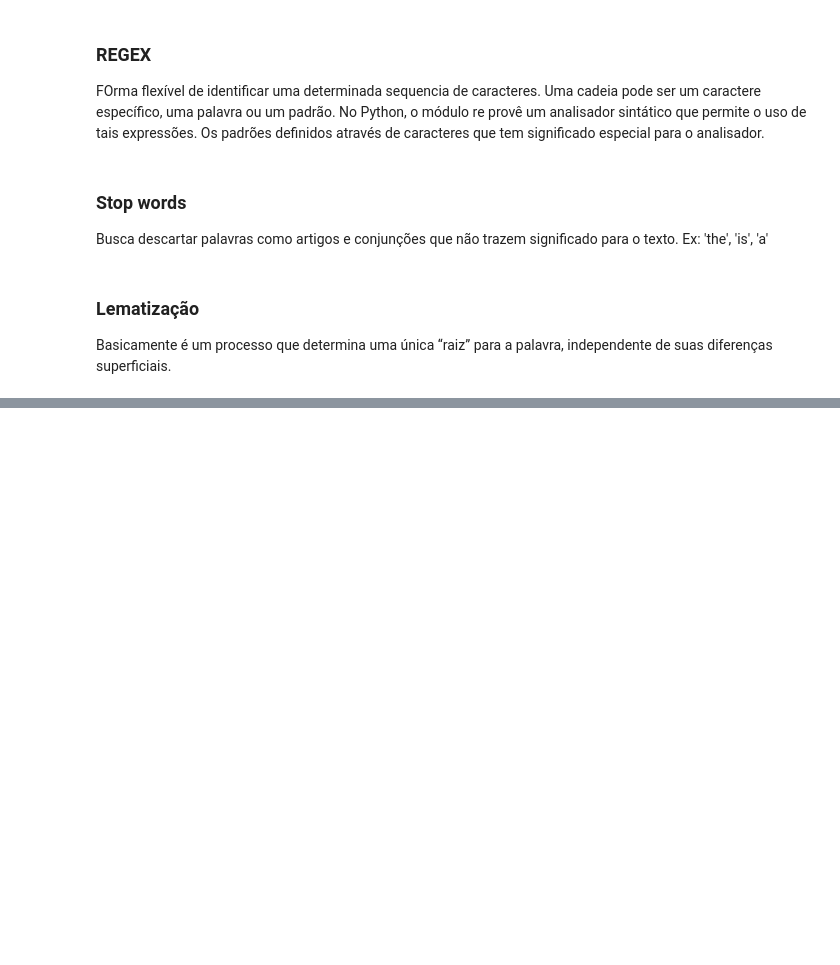
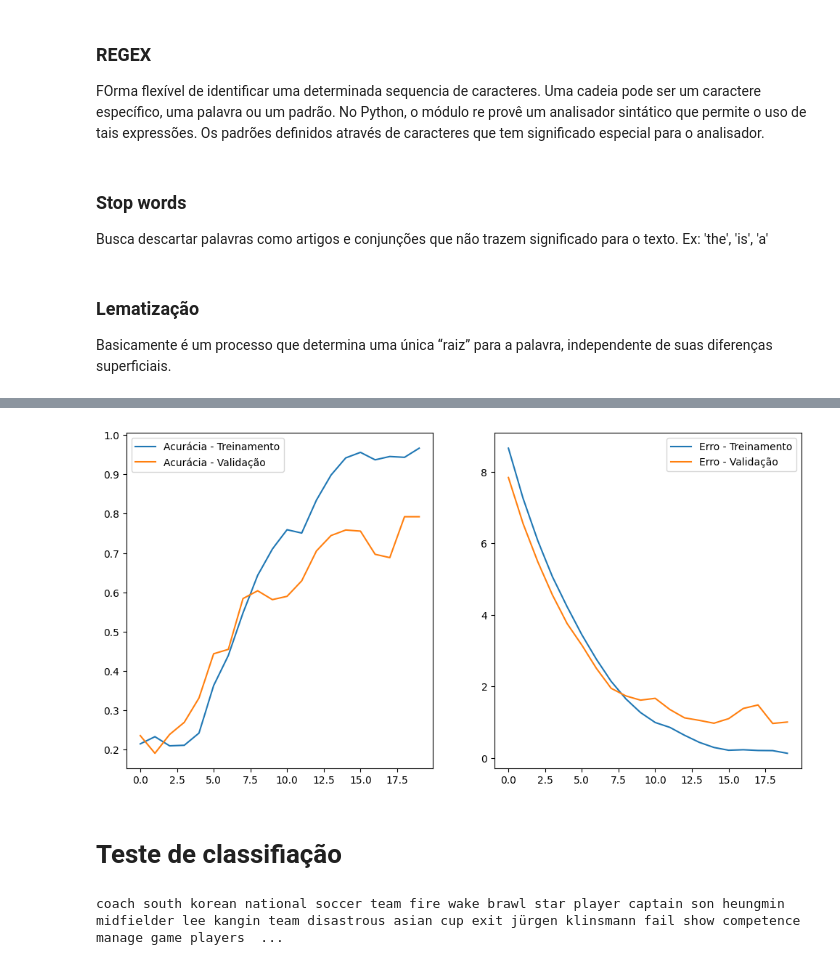
Before and after one commit to jackson-simionato/fase5_pos_tech, a Jupyter notebook: 1_Deep_Reinforncement_Learning/1_4_Redes_Recorrentes/1_4_Redes_Recorrentes.ipynb, the cells around one changed output, grey strips where cells are left out. Saved outputs shown, nothing was run; the diff lists cells and outputs as text; code cells hidden in the pictures; blank space fills up the shorter version.

```diff
--- a/1_Deep_Reinforncement_Learning/1_4_Redes_Recorrentes/1_4_Redes_Recorrentes.ipynb
+++ b/1_Deep_Reinforncement_Learning/1_4_Redes_Recorrentes/1_4_Redes_Recorrentes.ipynb
@@ -152,0 +468,22 @@ aaaqqq  asxaqw qwqwa ab http   adeusss
+# %%
+# Adam = algoritmo de otimização, loss = função de perda a ser minimizada pelo algoritmo, metrics = métrica para monitorar durante o treinamento
+model2.compile(optimizer='adam',
+              loss='categorical_crossentropy',
+              metrics=['accuracy'])
+
+# Config early stopping
+earlystopping = keras.callbacks.EarlyStopping(monitor='accuracy', # Métrica para monitorar early stopping
+                                              patience=3,
+                                              verbose=1, # Mostra mensagens de progresso durante treinamento
+                                              mode='min') # o treinamento é interrompido quando a métrica monitorada para de diminuir, no modo "min"
+
+# Salvando modelo com melhores valores encontrados
+checkpointer = ModelCheckpoint(filepath='bestbalue', monitor='val_loss', verbose=0, save_best_only=True)
+callback_list = [checkpointer, earlystopping]
+
+# Treinando modelo
+history = model2.fit(train_padseq, y_train, batch_size=120, epochs=20, validation_split=0.2)
+
+#Validando modelo
+test_loss, test_acc = model2.evaluate(test_padseq, y_test, verbose=0)
+print('Test loss and accuracy:',test_loss, test_acc)
@@ -152,0 +508,21 @@ aaaqqq  asxaqw qwqwa ab http   adeusss
+# %%
+acc = history.history['accuracy']
+val_acc = history.history['val_accuracy']
+
+loss = history.history['loss']
+val_loss = history.history['val_loss']
+
+epochs_range = range(20)
+
+fig, ax = plt.subplots(ncols=2, nrows=1, figsize=(12,6))
+
+sns.lineplot(x=epochs_range, y=acc, ax=ax[0], label='Acurácia - Treinamento')
+sns.lineplot(x=epochs_range, y=val_acc, ax=ax[0], label='Acurácia - Validação')
+
+sns.lineplot(x=epochs_range, y=loss, ax=ax[1], label='Erro - Treinamento')
+sns.lineplot(x=epochs_range, y=val_loss, ax=ax[1], label='Erro - Validação')
+
+
+plt.show()
+# %% [output]
+[figure, added]
@@ -152,0 +531,9 @@ aaaqqq  asxaqw qwqwa ab http   adeusss
+# %% [markdown]
+# Teste de classifiação
+# %%
+new_text = 'The coach of the South Korean national soccer team has been fired in the wake of a brawl between star player and captain Son Heung-min and midfielder Lee Kang-in before the team’s disastrous Asian Cup exit. “(Jürgen) Klinsmann has failed to show his competence in managing the game, the players, along with the expected attitudes as a South Korean coach,” Chung Mong-gyu, chairman of the Korean Football Association (KFA) said announcing Klinsmann’s ouster on Friday.'
+new_text_norm = limpeza_texto(new_text)
+
+print(new_text_norm)
+# %% [output]
+coach south korean national soccer team fire wake brawl star player captain son heungmin midfielder lee kangin team disastrous asian cup exit jürgen klinsmann fail show competence manage game players  ...
```
Also changed, not shown: parts of 38 cells of this notebook, 2 other files.
